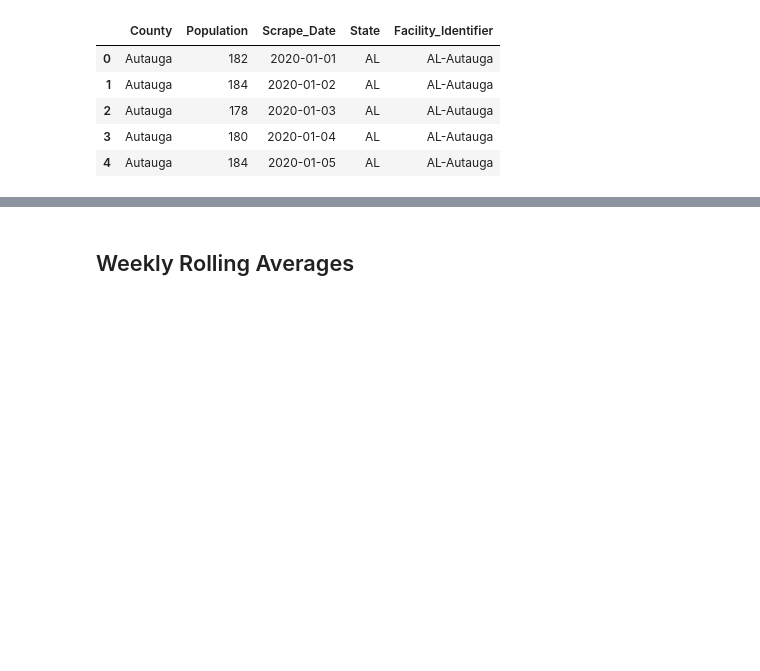
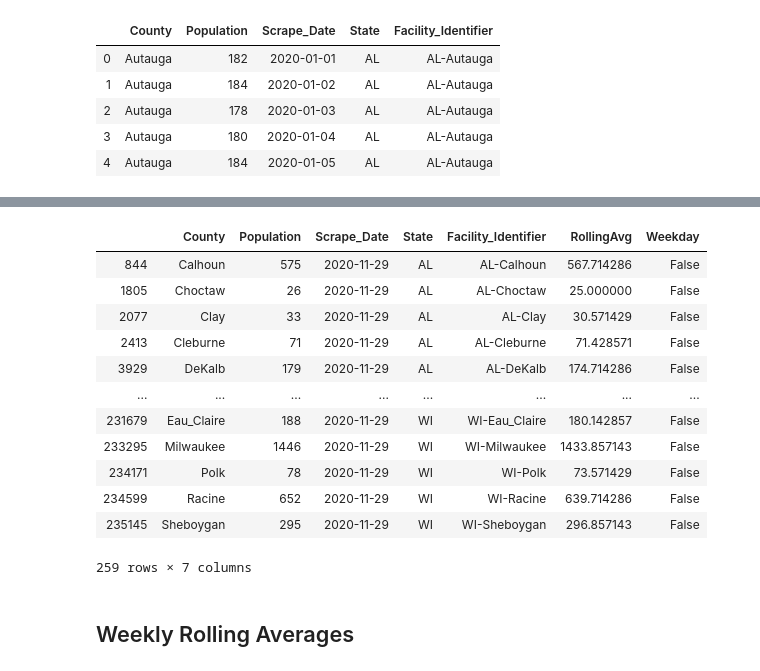
Before and after one commit to Matthew-Mitchell/PPI_COVID_Data_Rollups, a Jupyter notebook: COVID_Prison_Transformations.ipynb, the cells around one changed output, grey strips where cells are left out. Saved outputs shown, nothing was run; the diff lists cells and outputs as text; code cells hidden in the pictures; blank space fills up the shorter version.

```diff
--- a/COVID_Prison_Transformations.ipynb
+++ b/COVID_Prison_Transformations.ipynb
@@ -45,0 +65,9 @@ df.head()
+# %%
+ndata_per_jail = df.groupby('Facility_Identifier')['Population'].count()
+max_ex = max(ndata_per_jail)
+threshold = .75*max_ex
+jails_to_include = ndata_per_jail[ndata_per_jail>=threshold].index
+
+df = df[df['Facility_Identifier'].isin(jails_to_include)]
+print(len(df))
+df.head()
@@ -45,0 +80,5 @@ df.head()
+# %%
+import datetime
+today = pd.to_datetime(datetime.datetime.now().strftime('%m-%d-%Y'))
+three_months_ago = today - datetime.timedelta(days = 90)
+three_months_ago
@@ -45,0 +87,5 @@ df.head()
+# %%
+jails_most_recent = df.groupby('Facility_Identifier')['Scrape_Date'].max()
+jails_to_include = jails_most_recent[jails_most_recent>=three_months_ago].index
+df = df[df['Facility_Identifier'].isin(jails_to_include)] #Subset master dataset
+df.head()
@@ -45,0 +131,9 @@ df.head()
+# %%
+def is_weekday(n):
+    n = int(n)
+    if n == 0 or n == 6:
+        return False
+    else:
+        return True
+df['Weekday'] = df['Scrape_Date'].dt.strftime('%w').map(is_weekday)
+df.head()
@@ -46,3 +170,19 @@ df.head()
+# %%
+df[df['Scrape_Date']==pd.to_datetime("2020-11-29")]
+# %% [output]
+|  | County | Population | Scrape_Date | State | Facility_Identifier | RollingAvg | Weekday |
+| 844 | Calhoun | 575 | 2020-11-29 | AL | AL-Calhoun | 567.714286 | False |
+| 1805 | Choctaw | 26 | 2020-11-29 | AL | AL-Choctaw | 25.000000 | False |
+| 2077 | Clay | 33 | 2020-11-29 | AL | AL-Clay | 30.571429 | False |
+| 2413 | Cleburne | 71 | 2020-11-29 | AL | AL-Cleburne | 71.428571 | False |
+| 3929 | DeKalb | 179 | 2020-11-29 | AL | AL-DeKalb | 174.714286 | False |
+| ... | ... | ... | ... | ... | ... | ... | ... |
+| 231679 | Eau_Claire | 188 | 2020-11-29 | WI | WI-Eau_Claire | 180.142857 | False |
+| 233295 | Milwaukee | 1446 | 2020-11-29 | WI | WI-Milwaukee | 1433.857143 | False |
+| 234171 | Polk | 78 | 2020-11-29 | WI | WI-Polk | 73.571429 | False |
+| 234599 | Racine | 652 | 2020-11-29 | WI | WI-Racine | 639.714286 | False |
+| 235145 | Sheboygan | 295 | 2020-11-29 | WI | WI-Sheboygan | 296.857143 | False |
+259 rows × 7 columns
 # %% [markdown]
 ## Weekly Rolling Averages
 # %%
```
Also changed, not shown: parts of 18 cells of this notebook.
